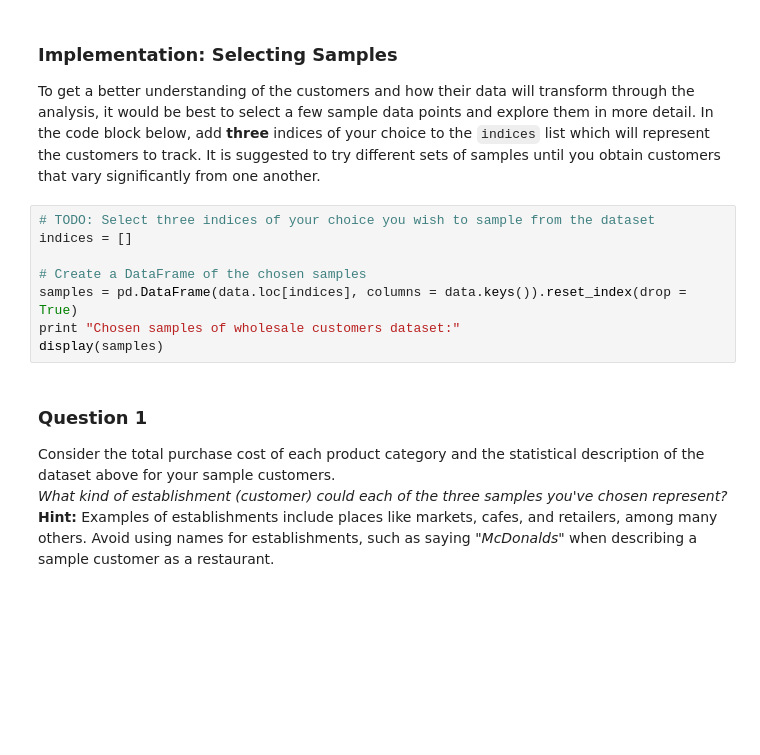
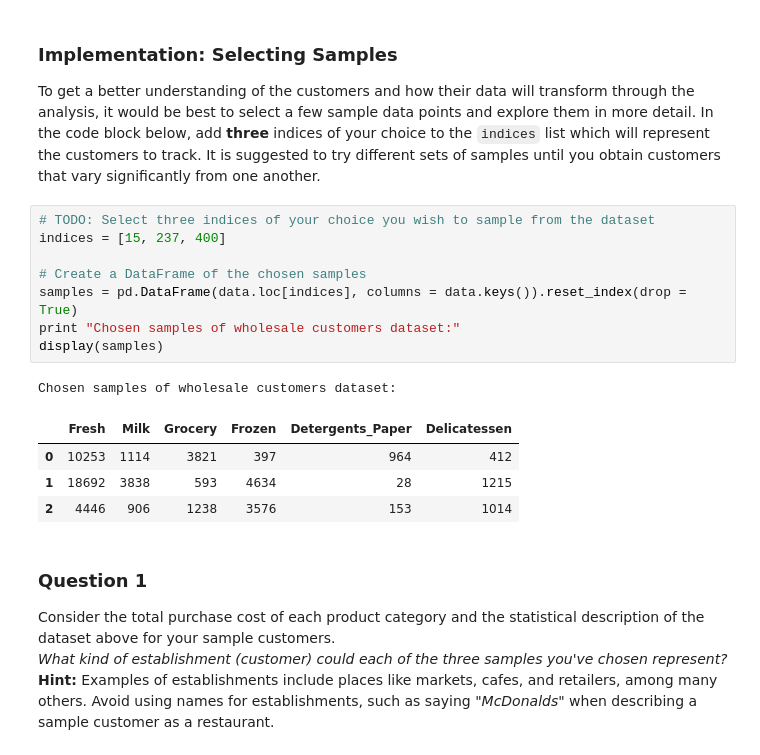
Before and after one commit to Dmiger/customer_segments, a Jupyter notebook: customer_segments.ipynb, the cells around one changed output. Drawn from its saved outputs; the diff is of its cells as text; blank space fills up the shorter version.

```diff
--- a/customer_segments.ipynb
+++ b/customer_segments.ipynb
@@ -48,12 +60,18 @@ display(data.describe())
 To get a better understanding of the customers and how their data will transform through the analysis, it would be best to select a few sample data points and explore them in more detail. In the code block below, add **three** indices of your choice to the `indices` list which will represent the customers to track. It is suggested to try different sets of samples until you obtain customers that vary significantly from one another.
 # %%
 # TODO: Select three indices of your choice you wish to sample from the dataset
-indices = []
+indices = [15, 237, 400]
 
 # Create a DataFrame of the chosen samples
 samples = pd.DataFrame(data.loc[indices], columns = data.keys()).reset_index(drop = True)
 print "Chosen samples of wholesale customers dataset:"
 display(samples)
+# %% [output]
+Chosen samples of wholesale customers dataset:
+|  | Fresh | Milk | Grocery | Frozen | Detergents_Paper | Delicatessen |
+| 0 | 10253 | 1114 | 3821 | 397 | 964 | 412 |
+| 1 | 18692 | 3838 | 593 | 4634 | 28 | 1215 |
+| 2 | 4446 | 906 | 1238 | 3576 | 153 | 1014 |
 # %% [markdown]
 ### Question 1
 Consider the total purchase cost of each product category and the statistical description of the dataset above for your sample customers.
```
Also changed, not shown: parts of 41 cells of this notebook.
